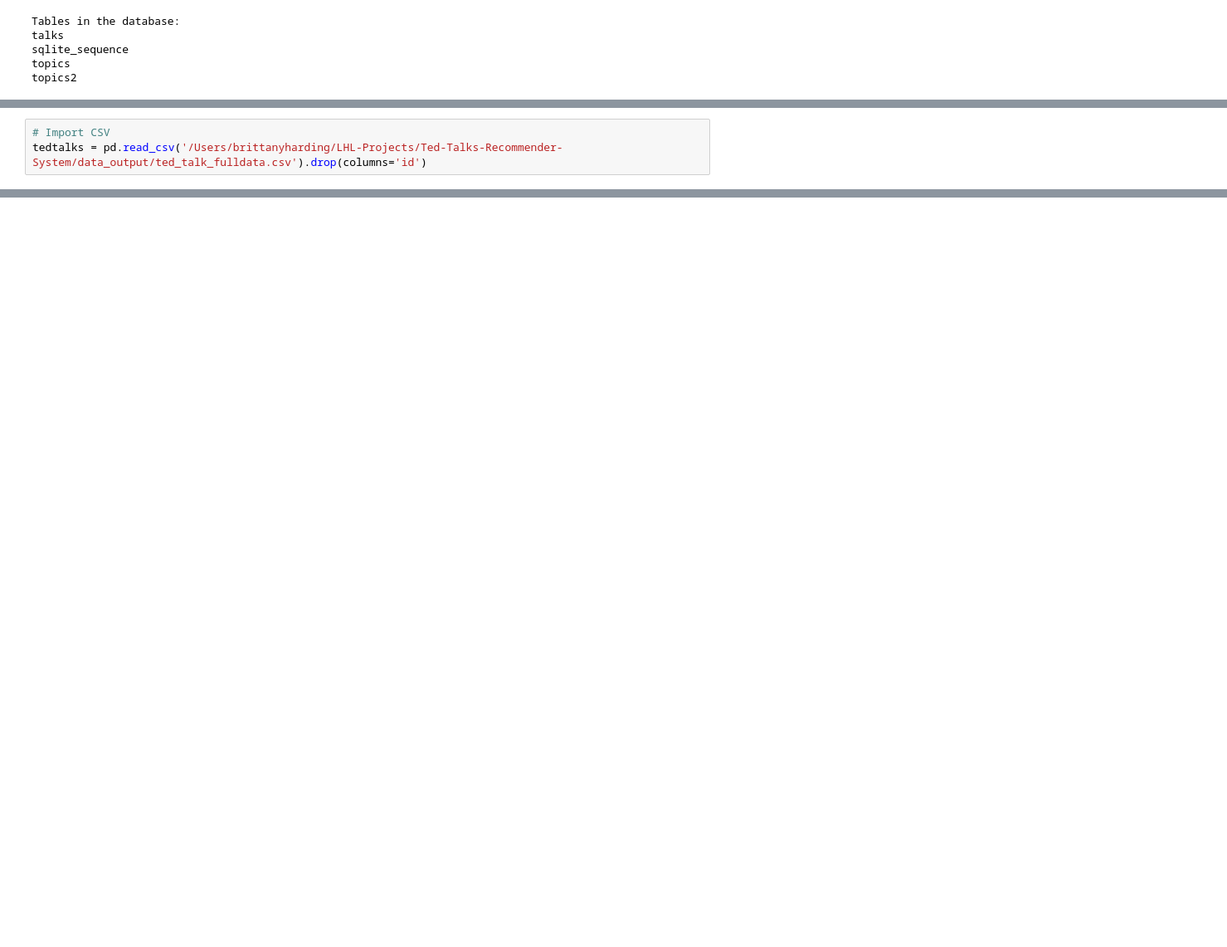
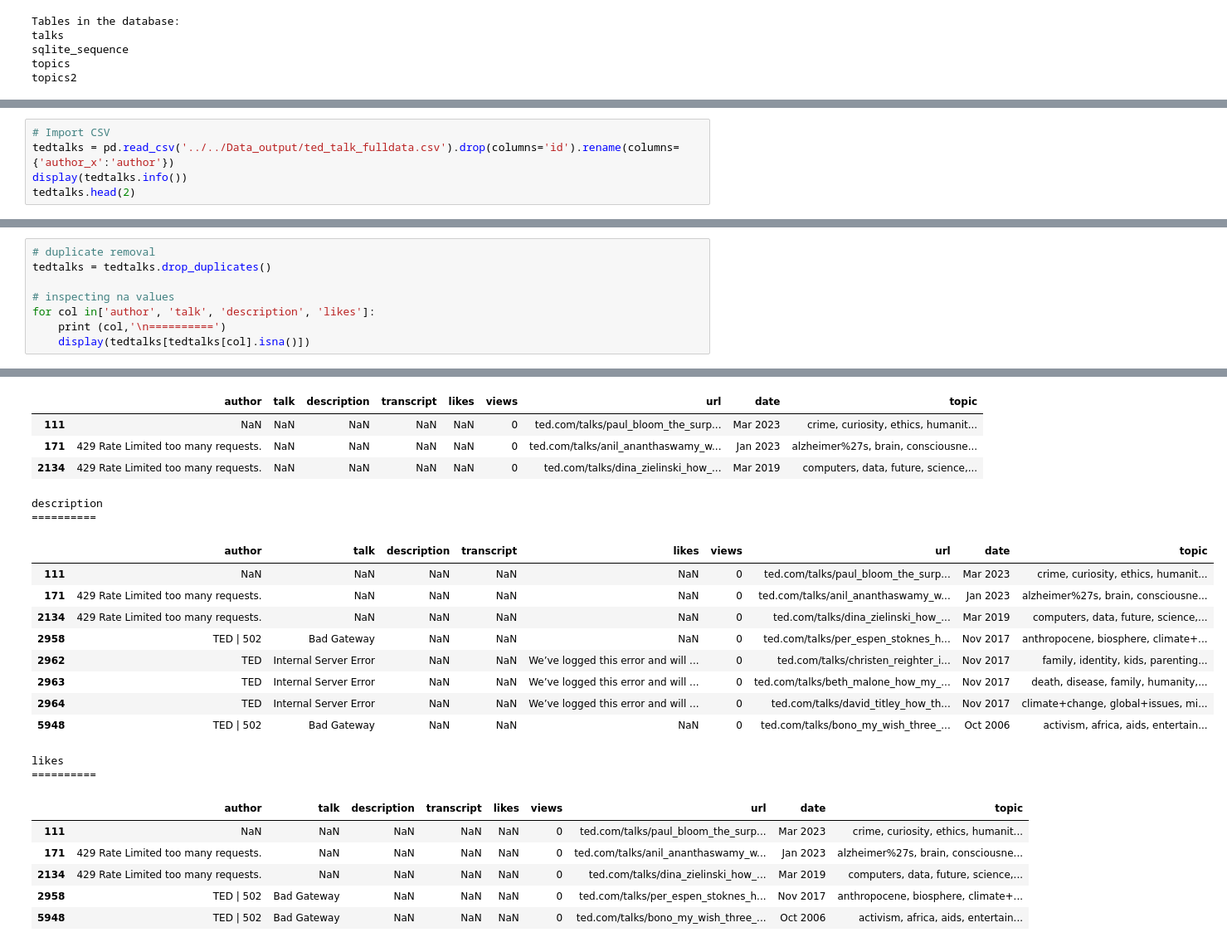
Before and after one commit to pokwir/Ted-Talks-Recommender-System, a Jupyter notebook: rough_work/eda/eda.ipynb, the cells around one changed output, grey strips where cells are left out. Shown at 83% size. Cells and saved outputs as stored; diff of their text form; blank space fills up the shorter version.

```diff
--- a/rough_work/eda/eda.ipynb
+++ b/rough_work/eda/eda.ipynb
@@ -654,3 +657,5 @@ merged_df.to_csv ('ted_talk_fulldata.csv', index=False)
 # %%
 # Import CSV
-tedtalks = pd.read_csv('/Users/brittanyharding/LHL-Projects/Ted-Talks-Recommender-System/data_output/ted_talk_fulldata.csv').drop(columns='id')
+tedtalks = pd.read_csv('../../Data_output/ted_talk_fulldata.csv').drop(columns='id').rename(columns={'author_x':'author'})
+display(tedtalks.info())
+tedtalks.head(2)
@@ -665,0 +683,9 @@ tedtalks.head(5)
+# %%
+# duplicate removal
+tedtalks = tedtalks.drop_duplicates()
+
+# inspecting na values
+for col in['author', 'talk', 'description', 'likes']:
+    print (col,'\n==========')
+    display(tedtalks[tedtalks[col].isna()])
+# %% [output]
@@ -665,0 +698,23 @@ tedtalks.head(5)
+|  | author | talk | description | transcript | likes | views | url | date | topic |
+| 111 | NaN | NaN | NaN | NaN | NaN | 0 | ted.com/talks/paul_bloom_the_surp... | Mar 2023 | crime, curiosity, ethics, humanit... |
+| 171 | 429 Rate Limited too many requests. | NaN | NaN | NaN | NaN | 0 | ted.com/talks/anil_ananthaswamy_w... | Jan 2023 | alzheimer%27s, brain, consciousne... |
+| 2134 | 429 Rate Limited too many requests. | NaN | NaN | NaN | NaN | 0 | ted.com/talks/dina_zielinski_how_... | Mar 2019 | computers, data, future, science,... |
+description
+==========
+|  | author | talk | description | transcript | likes | views | url | date | topic |
+| 111 | NaN | NaN | NaN | NaN | NaN | 0 | ted.com/talks/paul_bloom_the_surp... | Mar 2023 | crime, curiosity, ethics, humanit... |
+| 171 | 429 Rate Limited too many requests. | NaN | NaN | NaN | NaN | 0 | ted.com/talks/anil_ananthaswamy_w... | Jan 2023 | alzheimer%27s, brain, consciousne... |
+| 2134 | 429 Rate Limited too many requests. | NaN | NaN | NaN | NaN | 0 | ted.com/talks/dina_zielinski_how_... | Mar 2019 | computers, data, future, science,... |
+| 2958 | TED | 502 | Bad Gateway | NaN | NaN | NaN | 0 | ted.com/talks/per_espen_stoknes_h... | Nov 2017 | anthropocene, biosphere, climate+... |
+| 2962 | TED | Internal Server Error | NaN | NaN | We’ve logged this error and will ... | 0 | ted.com/talks/christen_reighter_i... | Nov 2017 | family, identity, kids, parenting... |
+| 2963 | TED | Internal Server Error | NaN | NaN | We’ve logged this error and will ... | 0 | ted.com/talks/beth_malone_how_my_... | Nov 2017 | death, disease, family, humanity,... |
+| 2964 | TED | Internal Server Error | NaN | NaN | We’ve logged this error and will ... | 0 | ted.com/talks/david_titley_how_th... | Nov 2017 | climate+change, global+issues, mi... |
+| 5948 | TED | 502 | Bad Gateway | NaN | NaN | NaN | 0 | ted.com/talks/bono_my_wish_three_... | Oct 2006 | activism, africa, aids, entertain... |
+likes
+==========
+|  | author | talk | description | transcript | likes | views | url | date | topic |
+| 111 | NaN | NaN | NaN | NaN | NaN | 0 | ted.com/talks/paul_bloom_the_surp... | Mar 2023 | crime, curiosity, ethics, humanit... |
+| 171 | 429 Rate Limited too many requests. | NaN | NaN | NaN | NaN | 0 | ted.com/talks/anil_ananthaswamy_w... | Jan 2023 | alzheimer%27s, brain, consciousne... |
+| 2134 | 429 Rate Limited too many requests. | NaN | NaN | NaN | NaN | 0 | ted.com/talks/dina_zielinski_how_... | Mar 2019 | computers, data, future, science,... |
+| 2958 | TED | 502 | Bad Gateway | NaN | NaN | NaN | 0 | ted.com/talks/per_espen_stoknes_h... | Nov 2017 | anthropocene, biosphere, climate+... |
+| 5948 | TED | 502 | Bad Gateway | NaN | NaN | NaN | 0 | ted.com/talks/bono_my_wish_three_... | Oct 2006 | activism, africa, aids, entertain... |
```
Also changed, not shown: parts of 13 cells of this notebook.
